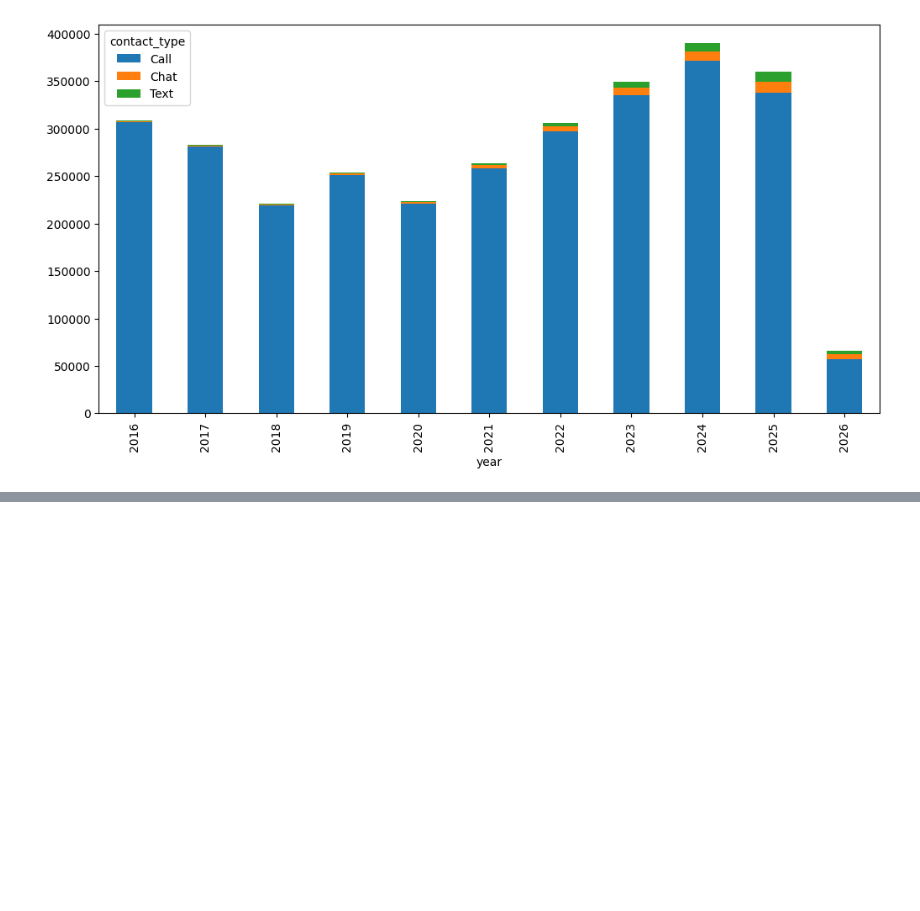
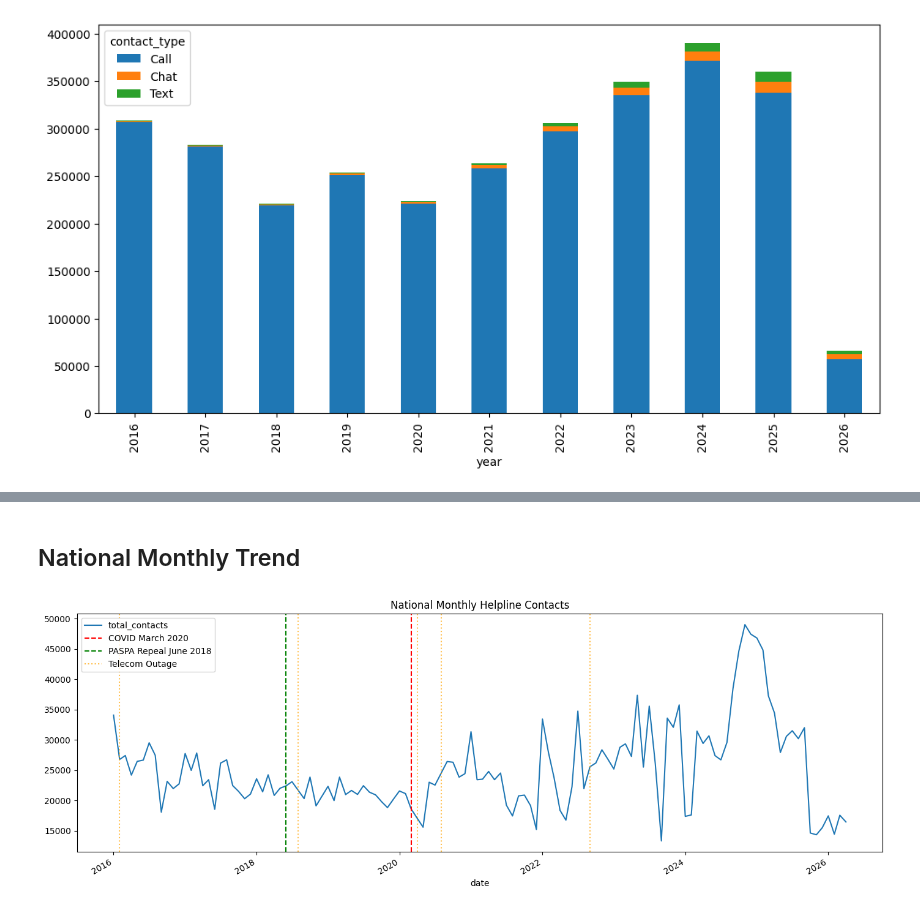
Before and after one commit to kayvanns/Impact-of-Sports-Betting-Legalizations-on-Problem-Gambling, a Jupyter notebook: notebooks/01_eda.ipynb, the cells around one changed output, grey strips where cells are left out. Cells and saved outputs as stored; diff of their text form; code cells hidden in the pictures; blank space fills up the shorter version.

```diff
--- a/notebooks/01_eda.ipynb
+++ b/notebooks/01_eda.ipynb
@@ -80,0 +126,4 @@ dtype: int64
+# %%
+data_monthly = data_state.groupby(['caller_state', 'year', 'month'])['count'].sum().reset_index(name="total_contacts")
+data_monthly['date'] = pd.to_datetime(data_monthly['year'].astype(str) + '-' + data_monthly['month'].astype(str))
+data_monthly["month"] = data_monthly['date'].dt.month
@@ -80,0 +152,26 @@ dtype: int64
+# %% [markdown]
+## National Monthly Trend
+# %%
+outage_dates = [
+    pd.Timestamp('2016-02-01'),
+    pd.Timestamp('2018-08-01'),
+    pd.Timestamp('2020-04-01'),
+    pd.Timestamp('2020-08-01'),
+    pd.Timestamp('2022-09-01')
+]
+
+national_monthly = data_monthly.groupby('date')['total_contacts'].sum()
+fig, ax = plt.subplots(figsize=(14, 5))
+national_monthly.plot(ax=ax, title='National Monthly Helpline Contacts')
+
+ax.axvline(pd.Timestamp('2020-03-01'), color='red', linestyle='--', label='COVID March 2020')
+ax.axvline(pd.Timestamp('2018-06-01'), color='green', linestyle='--', label='PASPA Repeal June 2018')
+
+for d in outage_dates:
+    ax.axvline(d, color='orange', linestyle=':', alpha=0.7, label='Telecom Outage' if d == outage_dates[0] else '')
+
+ax.legend()
+plt.tight_layout()
+plt.show()
+# %% [output]
+[figure, added]
```
Also changed, not shown: parts of 22 cells of this notebook.
